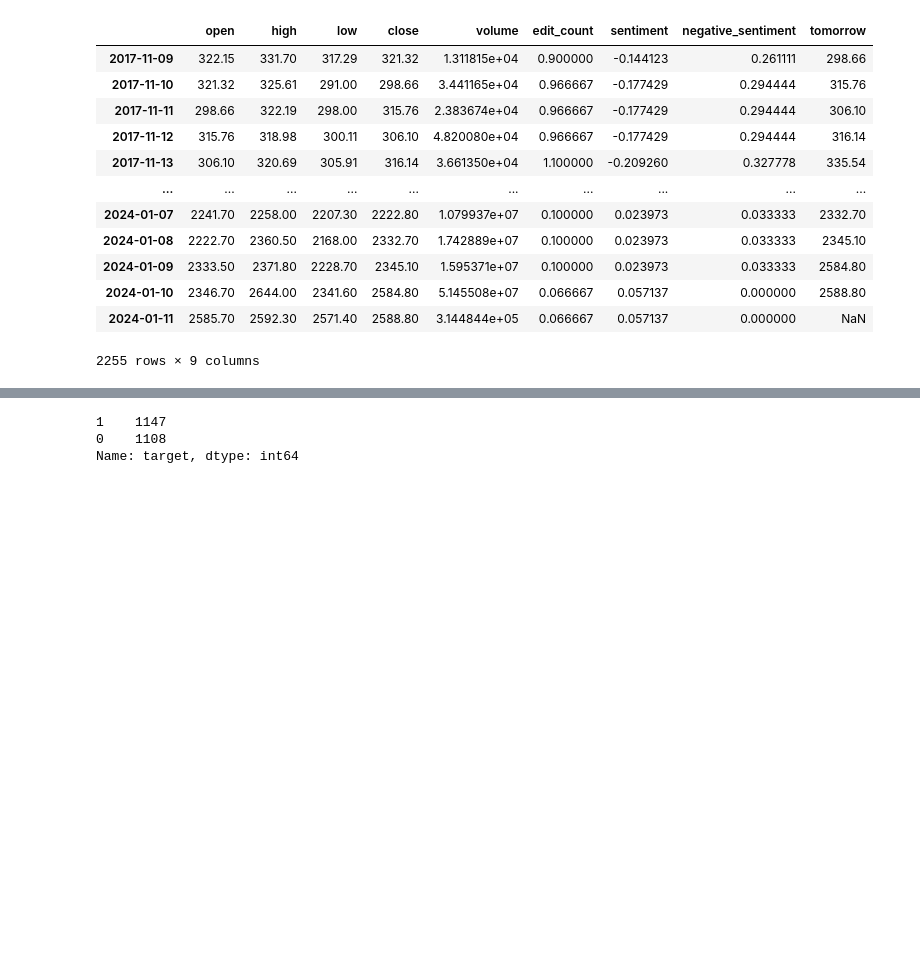
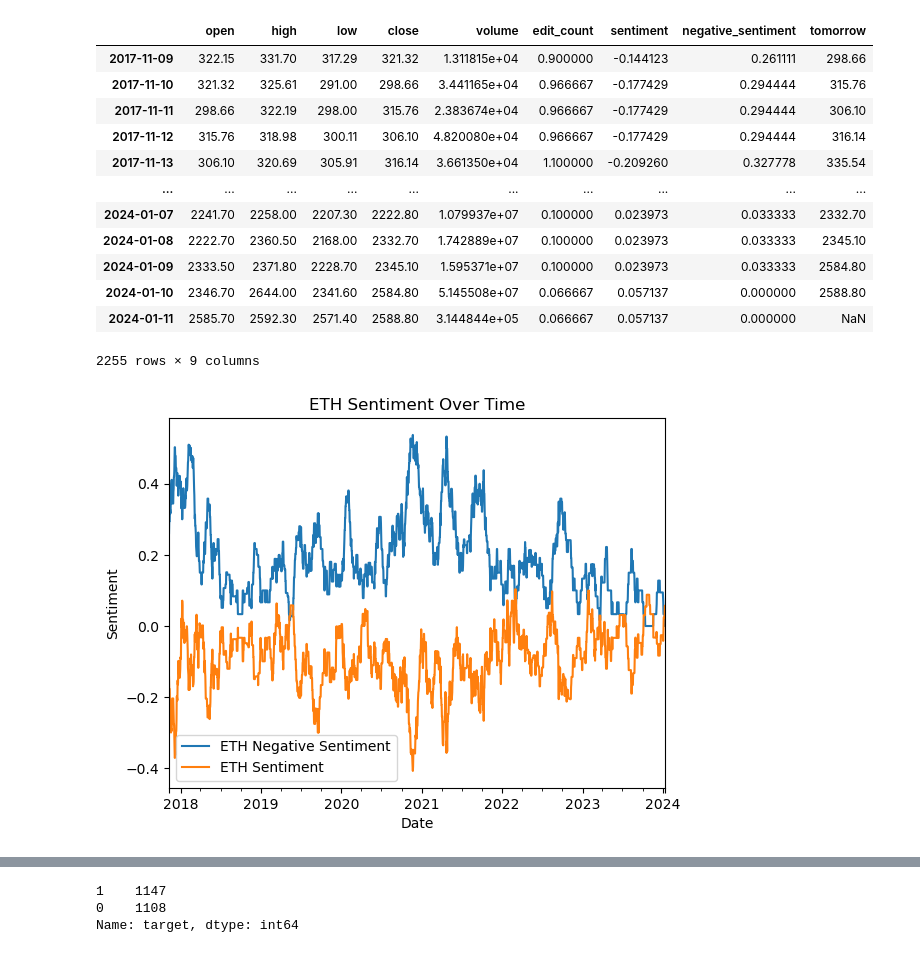
Before and after one commit to bryan-ortiz0/crypto-forecast-analysis, a Jupyter notebook: daily-models.ipynb, the cells around one changed output, grey strips where cells are left out. Drawn from its saved outputs; the diff is of its cells as text; code cells hidden in the pictures; blank space fills up the shorter version.

```diff
--- a/daily-models.ipynb
+++ b/daily-models.ipynb
@@ -63,3 +64,13 @@ eth
 | 2024-01-10 | 2346.70 | 2644.00 | 2341.60 | 2584.80 | 5.145508e+07 | 0.066667 | 0.057137 | 0.000000 | 2588.80 |
 | 2024-01-11 | 2585.70 | 2592.30 | 2571.40 | 2588.80 | 3.144844e+05 | 0.066667 | 0.057137 | 0.000000 | NaN |
 2255 rows × 9 columns
+# %%
+eth['negative_sentiment'].plot.line(use_index=True, style='-', label='ETH Negative Sentiment')
+eth['sentiment'].plot.line(use_index=True, style='-', label='ETH Sentiment')
+
+plt.title('ETH Sentiment Over Time')
+plt.xlabel('Date')
+plt.ylabel('Sentiment')
+plt.legend();
+# %% [output]
+[figure, added]
```
Also changed, not shown: parts of 15 cells of this notebook.
